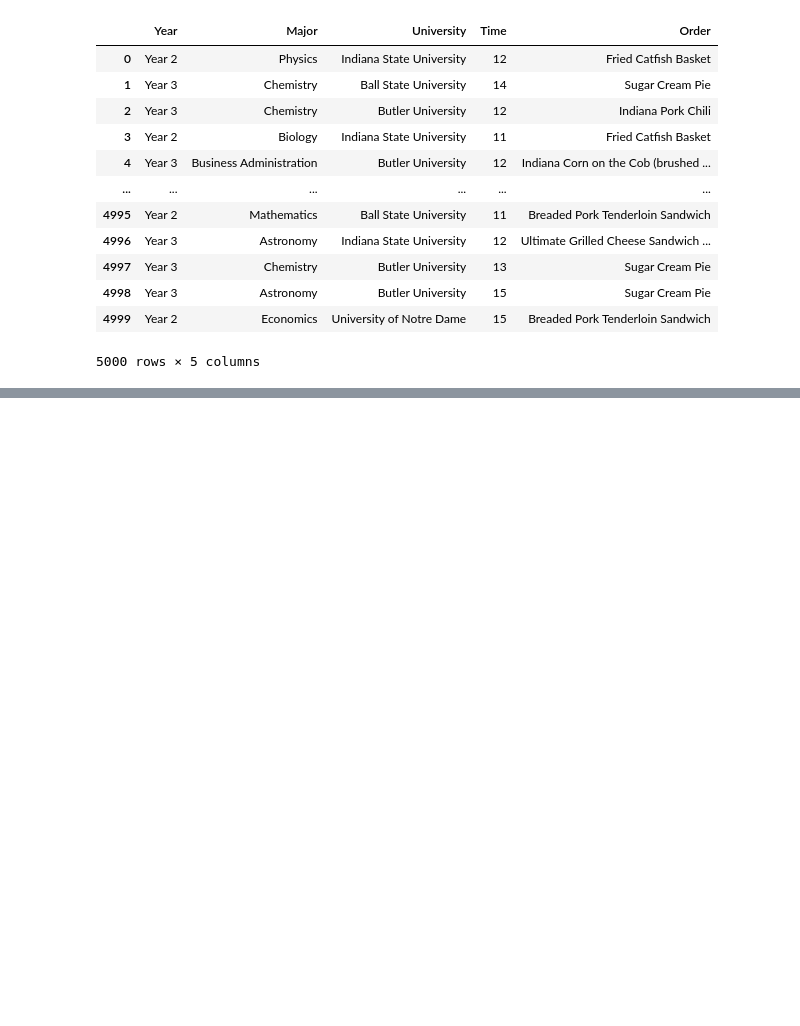
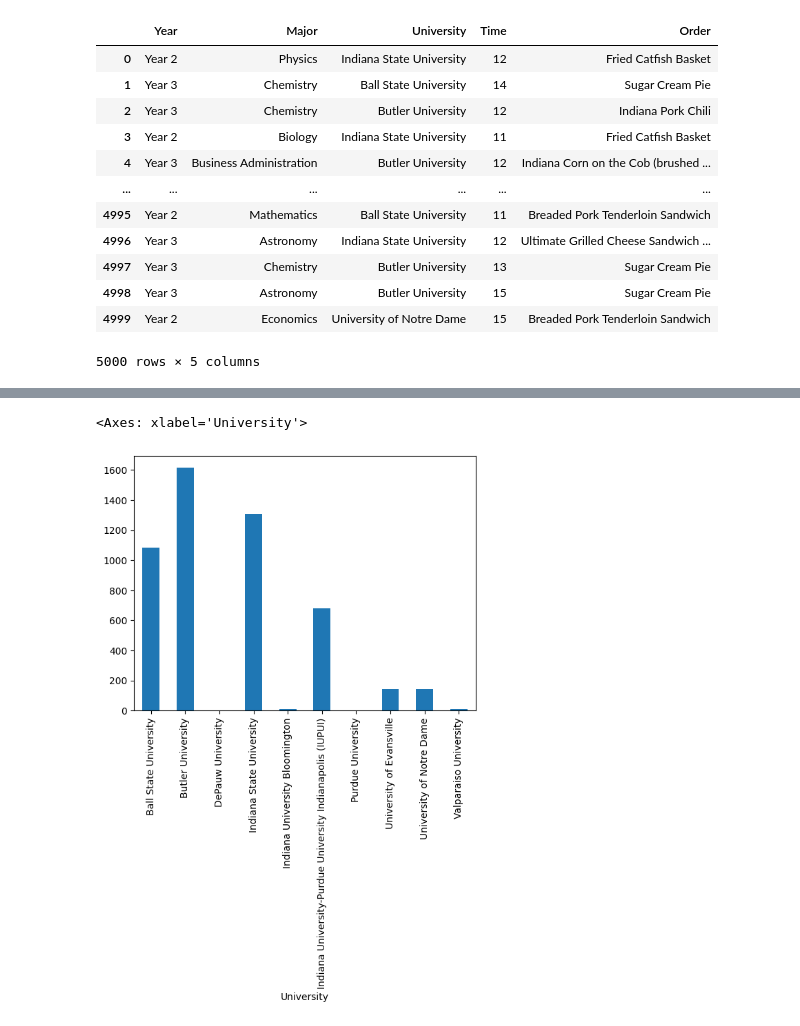
Before and after one commit to louis-kiyus/Xtern-23-food-truck, a Jupyter notebook: food-truck.ipynb, the cells around one changed output, grey strips where cells are left out. Saved outputs shown, nothing was run; the diff lists cells and outputs as text; code cells hidden in the pictures; blank space fills up the shorter version.

```diff
--- a/food-truck.ipynb
+++ b/food-truck.ipynb
@@ -21,0 +52,5 @@ content
+# %%
+content.groupby('University').size().plot(kind='bar')
+# %% [output]
+<Axes: xlabel='University'>
+[figure, added]
```
Also changed, not shown: parts of 9 cells of this notebook.
